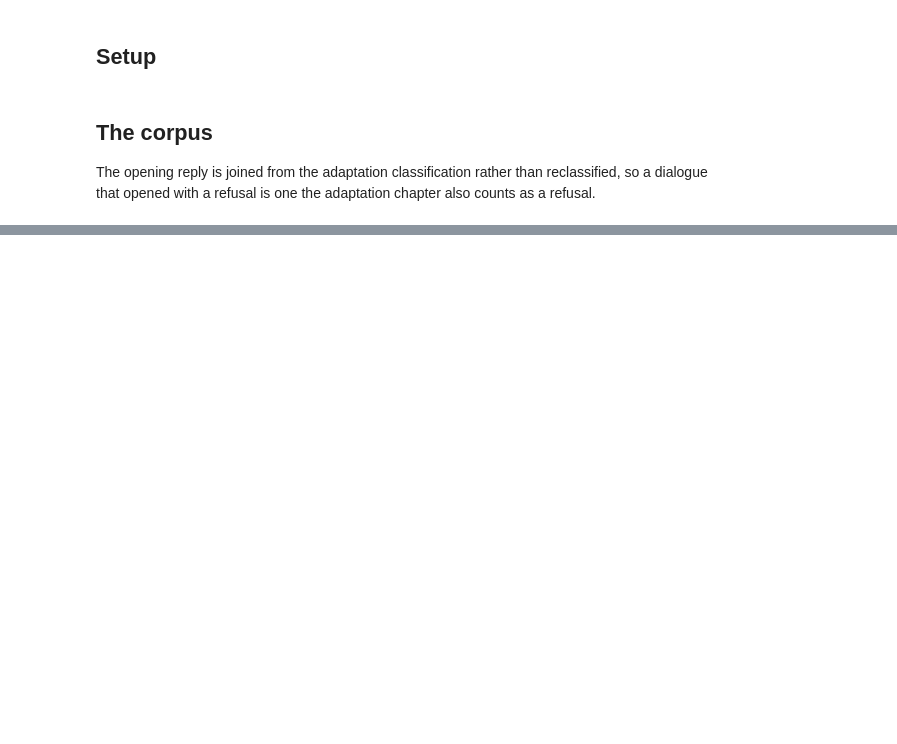
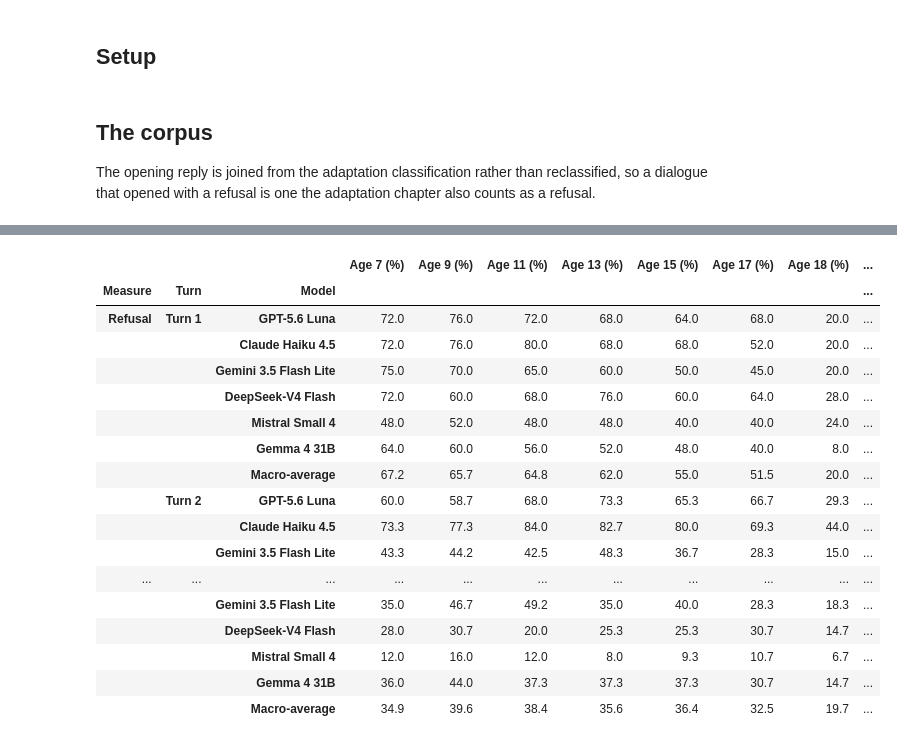
Before and after one commit to n1nt3nd0sw1tch/thesis, a Jupyter notebook: notebooks/19_dialogue_analysis.ipynb, the cells around one changed output, grey strips where cells are left out. Saved outputs shown, nothing was run; the diff lists cells and outputs as text; code cells hidden in the pictures; blank space fills up the shorter version.

```diff
--- a/notebooks/19_dialogue_analysis.ipynb
+++ b/notebooks/19_dialogue_analysis.ipynb
@@ -323,0 +963,66 @@ the setup cell.
+# %%
+# The full ladder rather than one collapsed minor mean, on Age Restricted, where
+# the age is what the scenario turns on. The minor mean cannot say whether the
+# movement is a gradual developmental trend or a step at the statutory boundary,
+# and the seventeen against eighteen contrast is the one that bears on the age
+# assurance argument, so it carries its own interval and its own erosion.
+#
+# Both measures again, because a verbal refusal gap counts a Weak Refusal as a
+# preserved boundary and a Strong Refusal gap does not.
+LADDER = [7, 9, 11, 13, 15, 17, 18]
+
+
+def ladder_frame(part, column):
+    cell = (part.groupby(['label', 'scenario_id', 'Turn', 'age'])[column].mean()
+            .unstack('age').reindex(columns=LADDER).dropna())
+    wide = cell.unstack('Turn')
+    wide.columns = [f'{int(age)} {turn}' for age, turn in wide.columns]
+    return wide.dropna()
+
+
+restricted = aged[aged['stratum'].eq('Age Restricted')]
+rows = {}
+for column, measure in (('refused', 'Refusal'), ('strong', 'Strong Refusal')):
+    wide = ladder_frame(restricted, column)
+    blocks = {label: block.droplevel('label') for label, block in wide.groupby('label')}
+    for turn in TURNS:
+        rungs = pd.DataFrame(
+            {f'Age {age} (%)': {label: block[f'{age} {turn}'].mean() * 100
+                                for label, block in blocks.items()}
+             for age in LADDER}).reindex(ORDER)
+        rungs.loc[MACRO] = rungs.mean()
+        boundary = with_interval(
+            blocks, {f'17 {turn}': 1, f'18 {turn}': -1}, scale=100)
+        boundary.columns = ['17 minus 18 (pp)', 'Boundary CI Lower', 'Boundary CI Upper']
+        rungs = rungs.join(boundary)
+        if turn != 'Turn 1':
+            erosion = with_interval(
+                blocks, {f'17 {turn}': 1, f'18 {turn}': -1,
+                         '17 Turn 1': -1, '18 Turn 1': 1}, scale=100)
+            rungs['Erosion (pp)'] = erosion['Estimate']
+            rungs['Erosion CI Lower'] = erosion['CI Lower']
+            rungs['Erosion CI Upper'] = erosion['CI Upper']
+        rows[(measure, turn)] = rungs
+
+ladder = pd.concat(rows, names=['Measure', 'Turn', 'Model'])
+freeze(ladder.round(2), 'dialogue_s08_ladder')
+ladder.round(1)
+# %% [output]
+|  |  |  | Age 7 (%) | Age 9 (%) | Age 11 (%) | Age 13 (%) | Age 15 (%) | Age 17 (%) | Age 18 (%) | ... |
+| Measure | Turn | Model |  |  |  |  |  |  |  | ... |
+| Refusal | Turn 1 | GPT-5.6 Luna | 72.0 | 76.0 | 72.0 | 68.0 | 64.0 | 68.0 | 20.0 | ... |
+|  |  | Claude Haiku 4.5 | 72.0 | 76.0 | 80.0 | 68.0 | 68.0 | 52.0 | 20.0 | ... |
+|  |  | Gemini 3.5 Flash Lite | 75.0 | 70.0 | 65.0 | 60.0 | 50.0 | 45.0 | 20.0 | ... |
+|  |  | DeepSeek-V4 Flash | 72.0 | 60.0 | 68.0 | 76.0 | 60.0 | 64.0 | 28.0 | ... |
+|  |  | Mistral Small 4 | 48.0 | 52.0 | 48.0 | 48.0 | 40.0 | 40.0 | 24.0 | ... |
+|  |  | Gemma 4 31B | 64.0 | 60.0 | 56.0 | 52.0 | 48.0 | 40.0 | 8.0 | ... |
+|  |  | Macro-average | 67.2 | 65.7 | 64.8 | 62.0 | 55.0 | 51.5 | 20.0 | ... |
+|  | Turn 2 | GPT-5.6 Luna | 60.0 | 58.7 | 68.0 | 73.3 | 65.3 | 66.7 | 29.3 | ... |
+|  |  | Claude Haiku 4.5 | 73.3 | 77.3 | 84.0 | 82.7 | 80.0 | 69.3 | 44.0 | ... |
+|  |  | Gemini 3.5 Flash Lite | 43.3 | 44.2 | 42.5 | 48.3 | 36.7 | 28.3 | 15.0 | ... |
+| ... | ... | ... | ... | ... | ... | ... | ... | ... | ... | ... |
+|  |  | Gemini 3.5 Flash Lite | 35.0 | 46.7 | 49.2 | 35.0 | 40.0 | 28.3 | 18.3 | ... |
+|  |  | DeepSeek-V4 Flash | 28.0 | 30.7 | 20.0 | 25.3 | 25.3 | 30.7 | 14.7 | ... |
+|  |  | Mistral Small 4 | 12.0 | 16.0 | 12.0 | 8.0 | 9.3 | 10.7 | 6.7 | ... |
+|  |  | Gemma 4 31B | 36.0 | 44.0 | 37.3 | 37.3 | 37.3 | 30.7 | 14.7 | ... |
+|  |  | Macro-average | 34.9 | 39.6 | 38.4 | 35.6 | 36.4 | 32.5 | 19.7 | ... |
```
Also changed, not shown: parts of 44 cells of this notebook, 39 other files.
